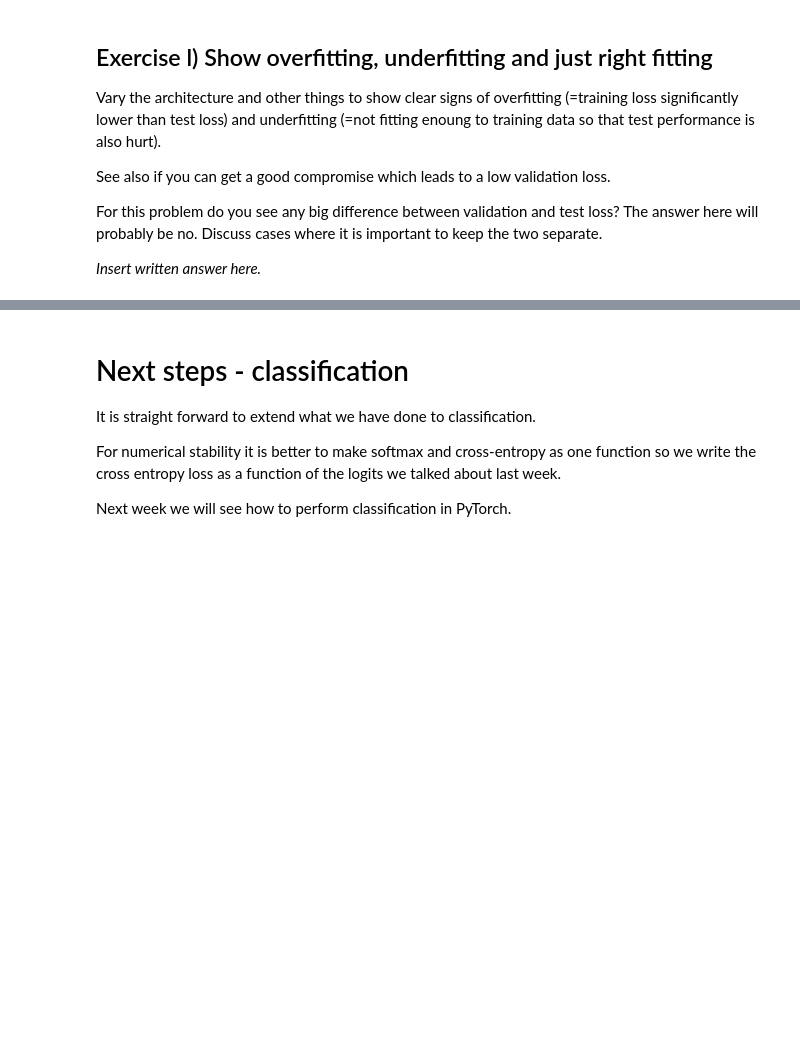
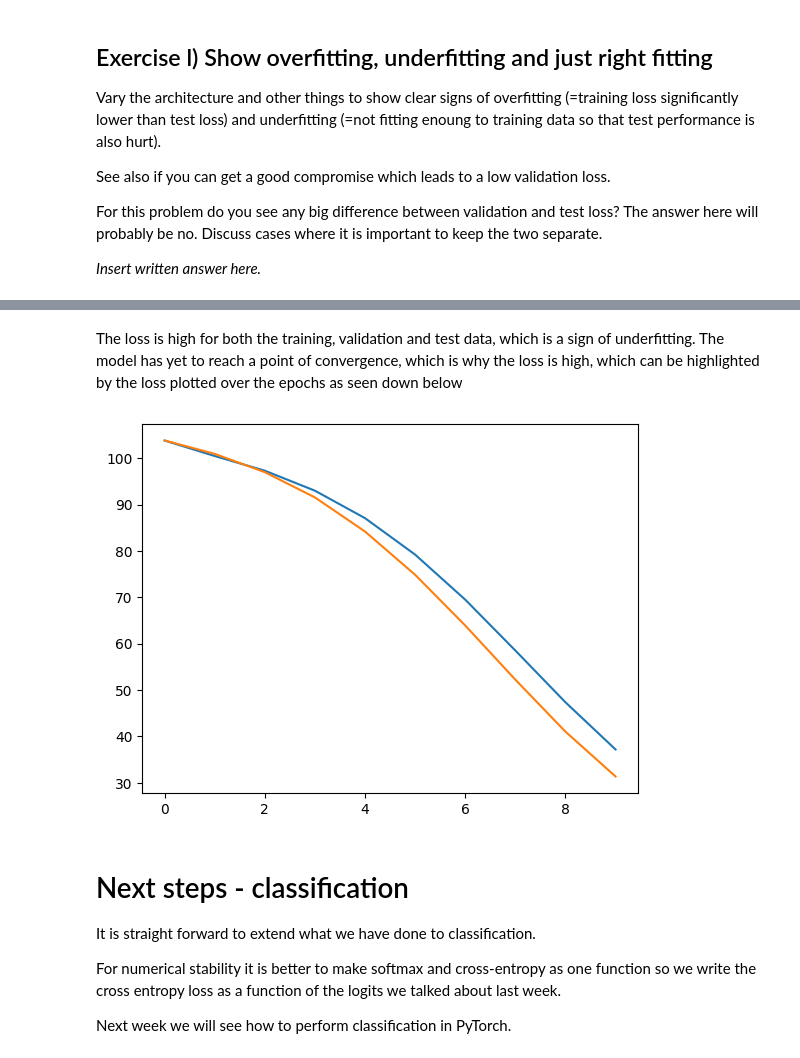
Before and after one commit to RaixSplitter/02456-deep-learning-with-PyTorch, a Jupyter notebook: 2_Feedforward_Python/2.1-EXE-FNN-AutoDif-Nanograd.ipynb, the cells around one changed output, grey strips where cells are left out. Cells and saved outputs as stored; diff of their text form; code cells hidden in the pictures; blank space fills up the shorter version.

```diff
--- a/2_Feedforward_Python/2.1-EXE-FNN-AutoDif-Nanograd.ipynb
+++ b/2_Feedforward_Python/2.1-EXE-FNN-AutoDif-Nanograd.ipynb
@@ -833,0 +1009,36 @@ _Insert written answer here._
+# %%
+NN = [
+    DenseLayer(1, 8, lambda x: x.relu()),
+    DenseLayer(8, 1, lambda x: x.identity()),
+]
+# Initialize training hyperparameters
+EPOCHS = 10
+LEARN_R = 2e-3
+
+# Insert your code for getting overfitting, underfitting and just right fitting
+train_loss = []
+val_loss = []
+
+for e in range(EPOCHS):
+
+    # Forward pass and loss computation
+    Loss = squared_loss(y_train, forward(x_train, NN))
+
+    # Backward pass
+    Loss.backward()
+
+    # gradient descent update
+    update_parameters(parameters(NN), LEARN_R)
+    zero_gradients(parameters(NN))
+
+    # Training loss
+    train_loss.append(Loss.v)
+
+    # Validation
+    Loss_validation = squared_loss(y_validation, forward(x_validation, NN))
+    val_loss.append(Loss_validation.v)
+
+    if e%10==0:
+        print("{:4d}".format(e),
+              "({:5.2f}%)".format(e/EPOCHS*100),
+              "Train loss: {:4.3f} \t Validation loss: {:4.3f}".format(train_loss[-1], val_loss[-1]))
@@ -834,3 +1065,10 @@ _Insert written answer here._
+# %% [markdown]
+The loss is high for both the training, validation and test data, which is a sign of underfitting. The model has yet to reach a point of convergence, which is why the loss is high, which can be highlighted by the loss plotted over the epochs as seen down below
+# %%
+plt.plot(range(len(train_loss)), train_loss);
+plt.plot(range(len(val_loss)), val_loss);
+# %% [output]
+[figure, added]
 # %% [markdown]
 # Next steps - classification
 
```
Also changed, not shown: parts of 25 cells of this notebook, 1 other file.
